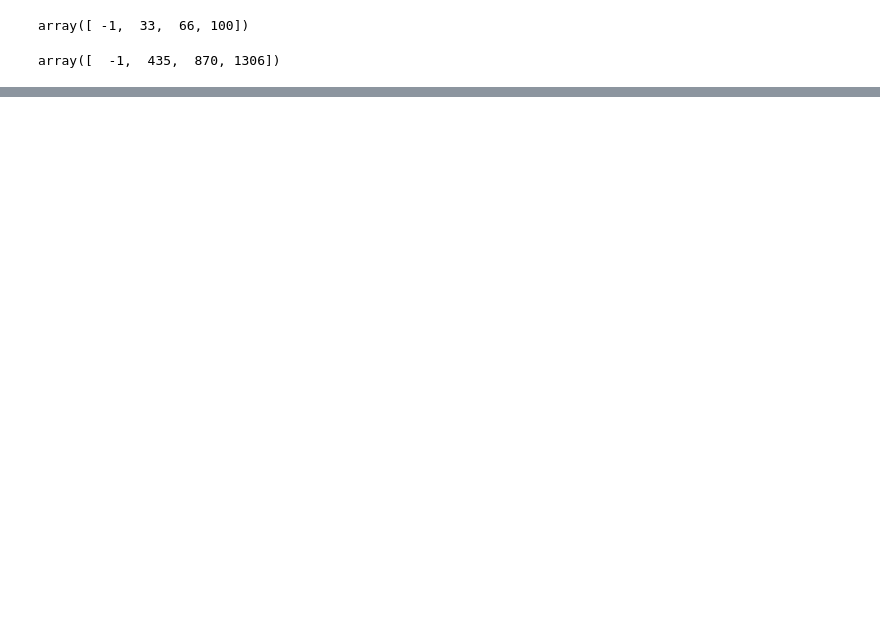
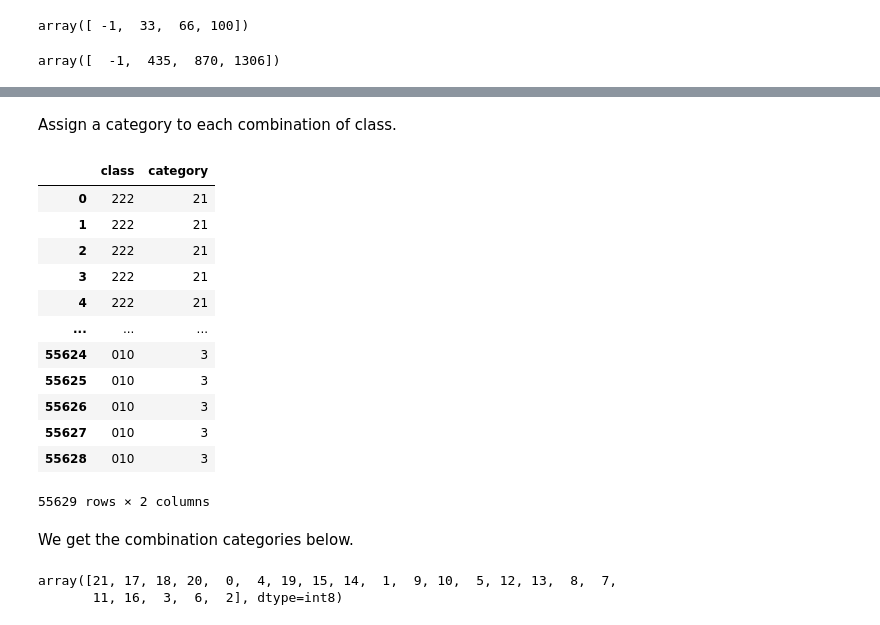
Before and after one commit to margaritageleta/vesper-tech-debt, a Jupyter notebook: notebooks/tables_creation.ipynb, the cells around one changed output, grey strips where cells are left out. Saved outputs shown, nothing was run; the diff lists cells and outputs as text; code cells hidden in the pictures; blank space fills up the shorter version.

```diff
--- a/notebooks/tables_creation.ipynb
+++ b/notebooks/tables_creation.ipynb
@@ -412,0 +188,27 @@ sonar_issues['creationCommitHash'].nunique()
+# %% [markdown]
+Assign a category to each combination of class.
+# %%
+df['class'] = df['class'].astype('category')
+df['category'] = df['class'].cat.codes
+df[['class','category']]
+# %% [output]
+|  | class | category |
+| 0 | 222 | 21 |
+| 1 | 222 | 21 |
+| 2 | 222 | 21 |
+| 3 | 222 | 21 |
+| 4 | 222 | 21 |
+| ... | ... | ... |
+| 55624 | 010 | 3 |
+| 55625 | 010 | 3 |
+| 55626 | 010 | 3 |
+| 55627 | 010 | 3 |
+| 55628 | 010 | 3 |
+55629 rows × 2 columns
+# %% [markdown]
+We get the combination categories below.
+# %%
+df.category.unique()
+# %% [output]
+array([21, 17, 18, 20,  0,  4, 19, 15, 14,  1,  9, 10,  5, 12, 13,  8,  7,
+       11, 16,  3,  6,  2], dtype=int8)
```
Also changed, not shown: parts of 59 cells of this notebook, 2 other files.
